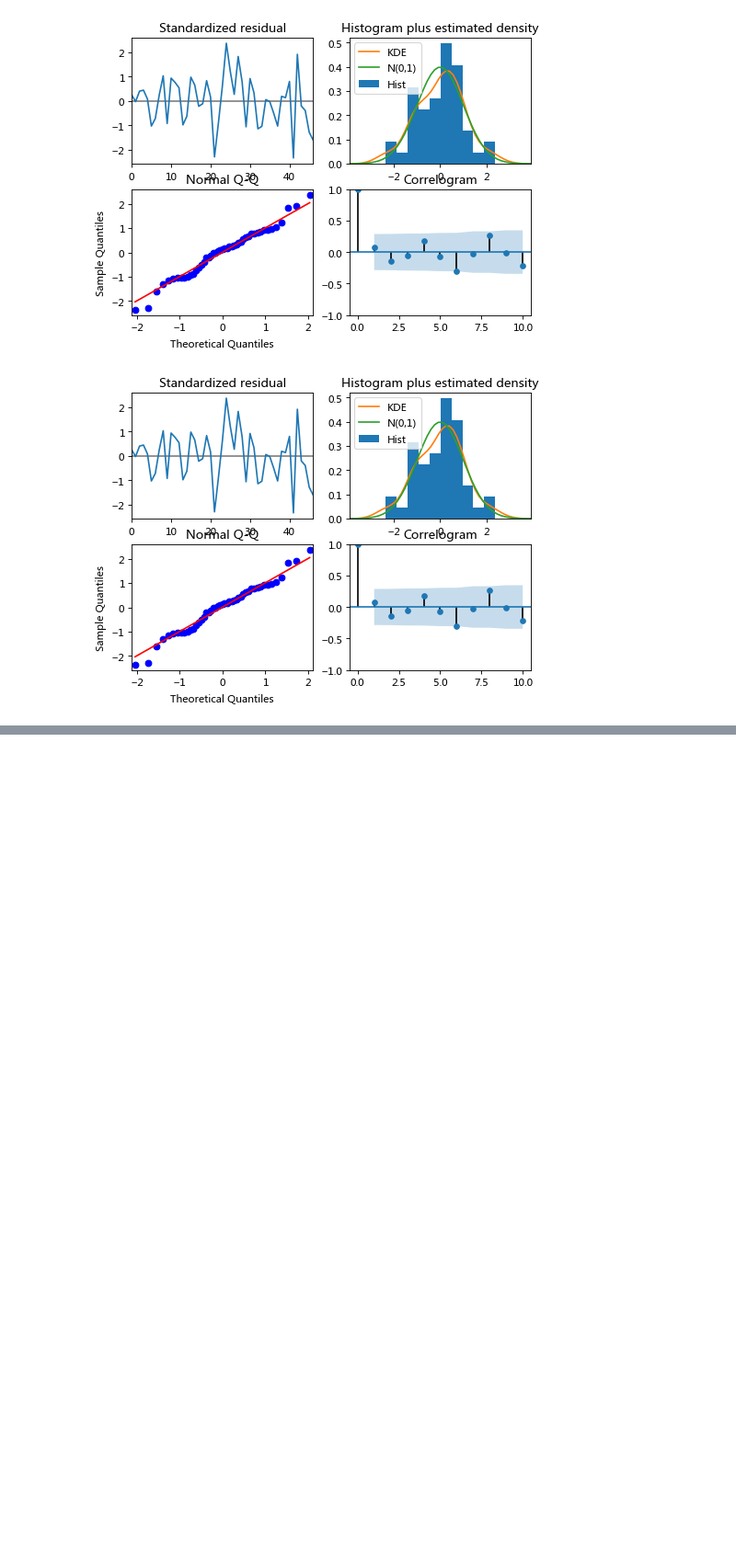
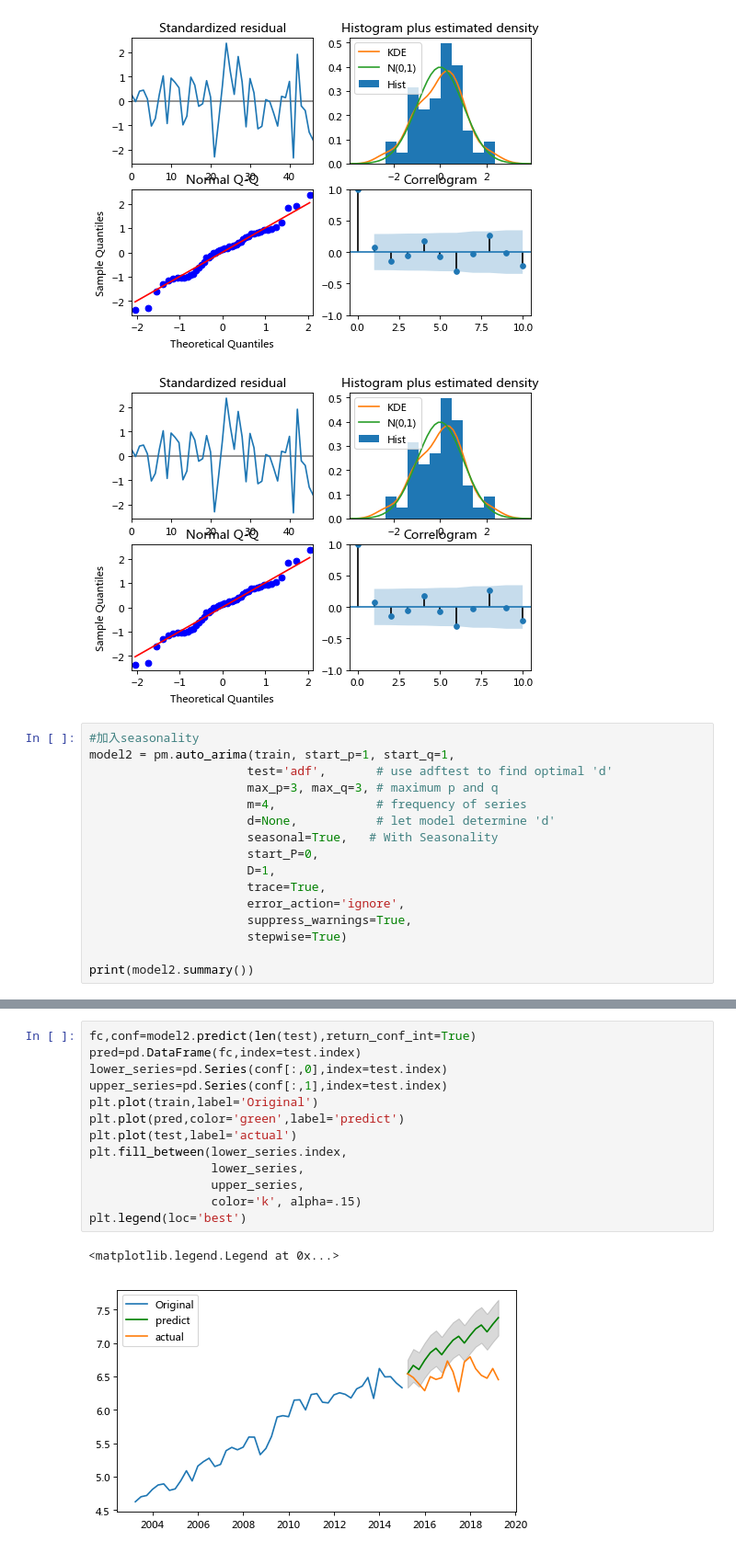
Before and after one commit to Rickiegg/statistics_by_python, a Jupyter notebook: week17_ts_capstone.ipynb, the cells around one changed output, grey strips where cells are left out. Shown: that part at 92% size. Saved outputs shown, nothing was run; the diff lists cells and outputs as text; blank space fills up the shorter version.

```diff
--- a/week17_ts_capstone.ipynb
+++ b/week17_ts_capstone.ipynb
@@ -287,3 +325,19 @@ model.plot_diagnostics(figsize=(7,5))
 # %% [output]
 [figure]
 [figure]
+# %%
+#加入seasonality
+model2 = pm.auto_arima(train, start_p=1, start_q=1,
+                      test='adf',       # use adftest to find optimal 'd'
+                      max_p=3, max_q=3, # maximum p and q
+                      m=4,              # frequency of series
+                      d=None,           # let model determine 'd'
+                      seasonal=True,   # With Seasonality
+                      start_P=0,
+                      D=1,
+                      trace=True,
+                      error_action='ignore',
+                      suppress_warnings=True,
+                      stepwise=True)
+
+print(model2.summary())
@@ -289,0 +362,16 @@ model.plot_diagnostics(figsize=(7,5))
+# %%
+fc,conf=model2.predict(len(test),return_conf_int=True)
+pred=pd.DataFrame(fc,index=test.index)
+lower_series=pd.Series(conf[:,0],index=test.index)
+upper_series=pd.Series(conf[:,1],index=test.index)
+plt.plot(train,label='Original')
+plt.plot(pred,color='green',label='predict')
+plt.plot(test,label='actual')
+plt.fill_between(lower_series.index,
+                 lower_series,
+                 upper_series,
+                 color='k', alpha=.15)
+plt.legend(loc='best')
+# %% [output]
+<matplotlib.legend.Legend at 0x...>
+[figure, added]
```
Also changed, not shown: parts of 12 cells of this notebook, 1 other file.
